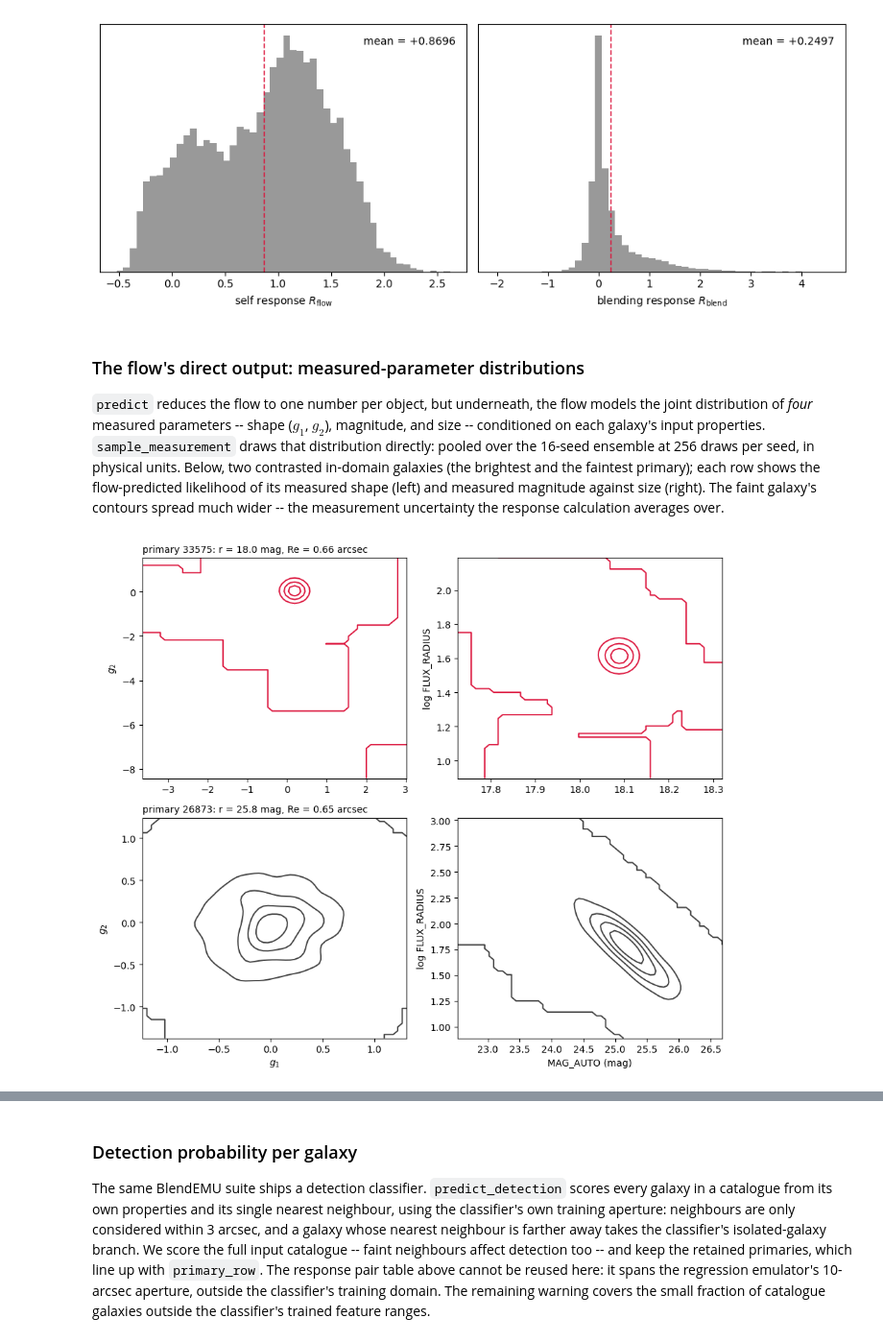
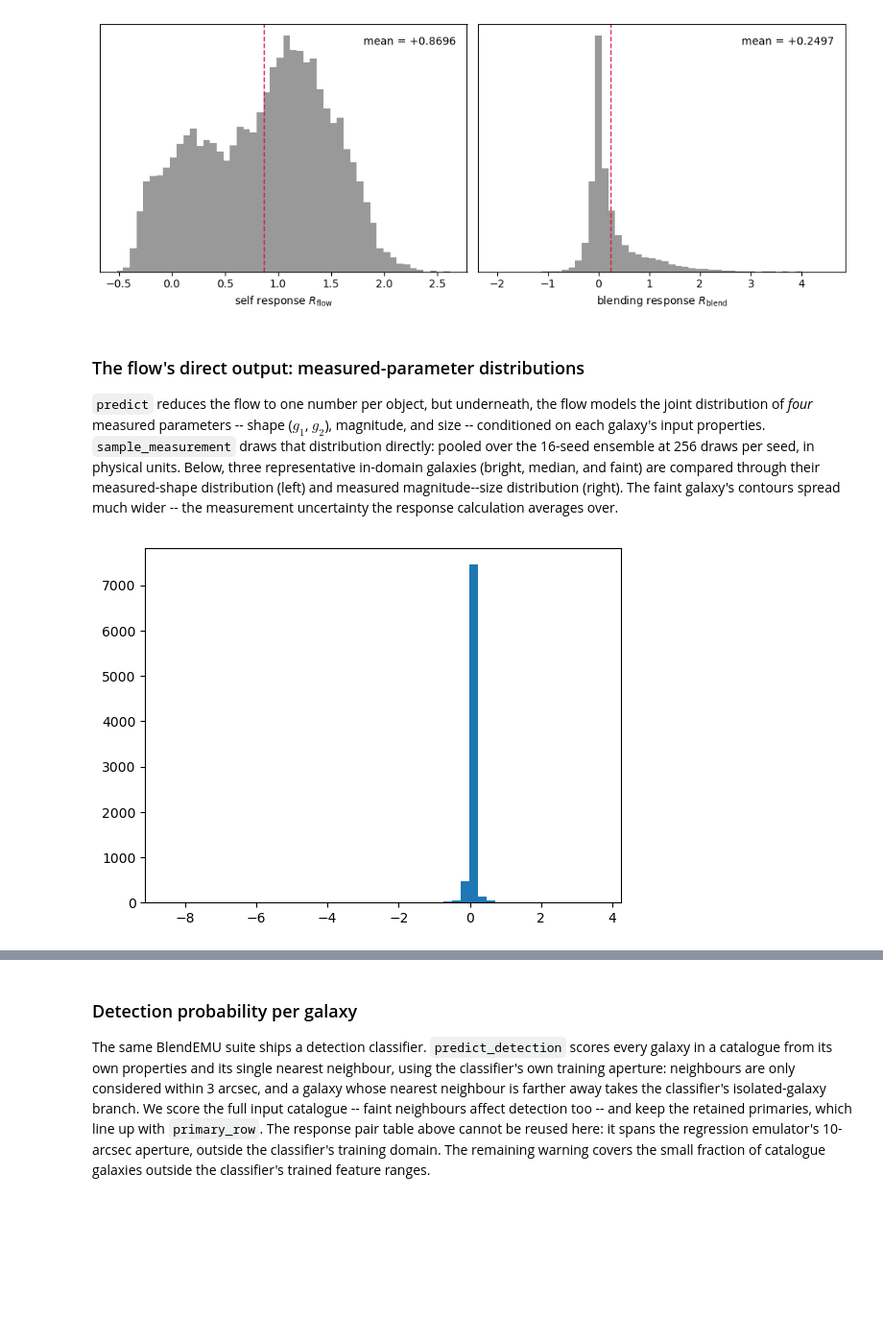
Before and after one commit to zhangzzk/SBSI, a Jupyter notebook: examples/sbsi_api_tutorial.ipynb, the cells around one changed output, grey strips where cells are left out. Shown at 96% size. Cells and saved outputs as stored; diff of their text form; code cells hidden in the pictures; blank space fills up the shorter version.

```diff
--- a/examples/sbsi_api_tutorial.ipynb
+++ b/examples/sbsi_api_tutorial.ipynb
@@ -30,6 +40,5 @@ from sbsi import (
 # %%
-EXAMPLES = Path("examples") if Path("examples").is_dir() else Path(".")
-INPUT_CATALOGUE = EXAMPLES / "data/example_catalog.feather"
+INPUT_CATALOGUE = example_path("data", "example_catalog.feather")
 input_catalogue = load_catalogue(INPUT_CATALOGUE)
 
 input_catalogue.head()
@@ -157,42 +166,25 @@ models the joint distribution of *four* measured parameters -- shape
 ($g_1$, $g_2$), magnitude, and size -- conditioned on each galaxy's input
 properties. `sample_measurement` draws that distribution directly: pooled
 over the 16-seed ensemble at 256 draws per seed, in physical units. Below,
-two contrasted in-domain galaxies (the brightest and the faintest primary);
-each row shows the flow-predicted likelihood of its measured shape (left) and
-measured magnitude against size (right). The faint galaxy's contours spread
+three representative in-domain galaxies (bright, median, and faint) are
+compared through their measured-shape distribution (left) and measured
+magnitude--size distribution (right). The faint galaxy's contours spread
 much wider -- the measurement uncertainty the response calculation averages
 over.
-# %%
-from sbsi import sample_measurement
-from scipy import ndimage
-
-bright = prepared.flow_inputs["r_input_p"].idxmin()
-faint = prepared.flow_inputs["r_input_p"].idxmax()
-rows = prepared.flow_inputs.loc[[bright, faint]]
-draw = sample_measurement(models, rows, n_samples=256)
-
-def density_contours(ax, x, y, color):
-    counts, xe, ye = np.histogram2d(x, y, bins=60)
-    counts = ndimage.gaussian_filter(counts.T, 2.0)
-    ax.contour(0.5 * (xe[:-1] + xe[1:]), 0.5 * (ye[:-1] + ye[1:]),
-               counts, levels=4, colors=color, linewidths=1.4)
-
-fig, axes = plt.subplots(2, 2, figsize=(9.5, 8))
-colors = ("crimson", "0.25")
-for ax_row, (primary_row, galaxy), color in zip(axes, rows.iterrows(), colors):
-    i = rows.index.get_loc(primary_row)
-    density_contours(ax_row[0], draw.column("measured_ngmix_g1")[i],
-                     draw.column("measured_ngmix_g2")[i], color)
-    density_contours(ax_row[1], draw.column("measured_mag_auto")[i],
-                     draw.column("measured_log_flux_radius")[i], color)
-    ax_row[0].set_title(
-        f"primary {primary_row}: r = {galaxy['r_input_p']:.1f} mag, "
-        f"Re = {galaxy['Re_input_p']:.2f} arcsec", fontsize=10, loc="left")
-    ax_row[0].set_ylabel("$g_2$")
-    ax_row[1].set_ylabel("log FLUX_RADIUS")
-axes[1, 0].set_xlabel("$g_1$")
-axes[1, 1].set_xlabel("MAG_AUTO (mag)")
-fig.tight_layout()
-plt.show()
-# %% [output]
-[figure, removed]
+# %%
+from sbsi import sample_measurement
+
+# pick three galaxies: bright, middle, faint
+r = prepared.flow_inputs["r_input_p"]
+
+bright = r.idxmin()
+middle = (r - r.median()).abs().idxmin()
+faint = r.idxmax()
+
+rows = prepared.flow_inputs.loc[[bright, middle, faint]]
+
+draw = sample_measurement(models, rows, n_samples=512)
+# %%
+plt.hist(draw.column("measured_ngmix_g2")[0],bins=50);
+# %% [output]
+[figure, added]
```
Also changed, not shown: parts of 6 cells of this notebook, 9 other files.
